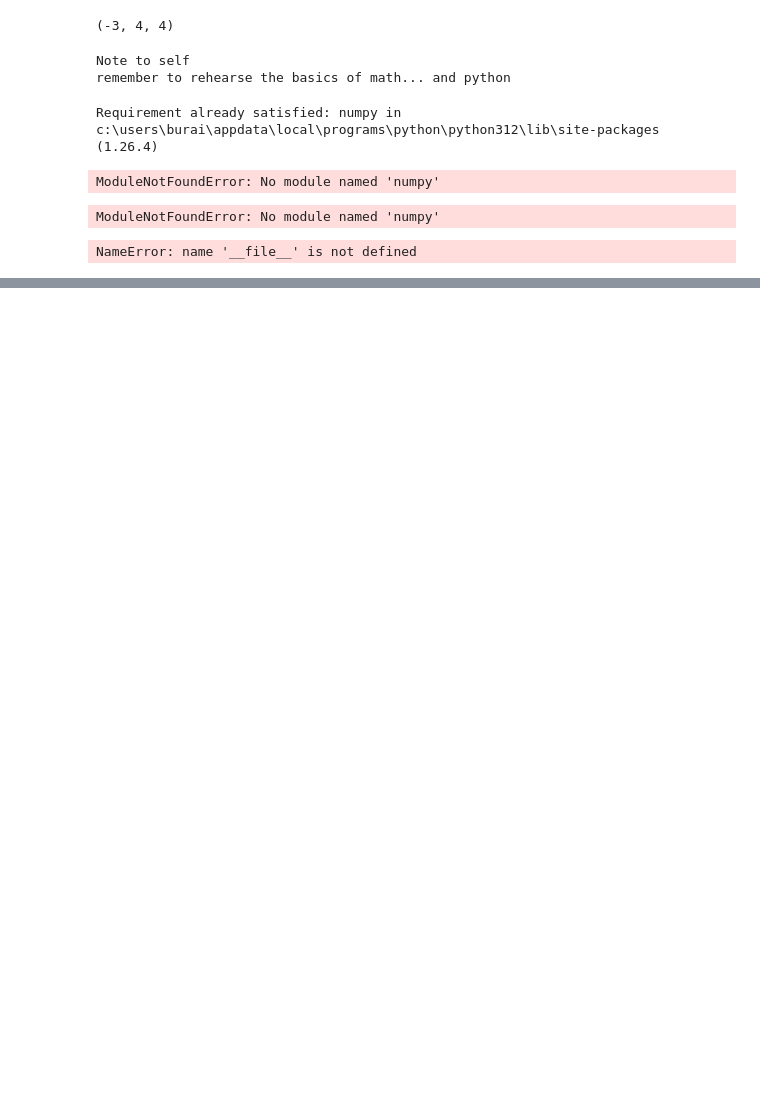
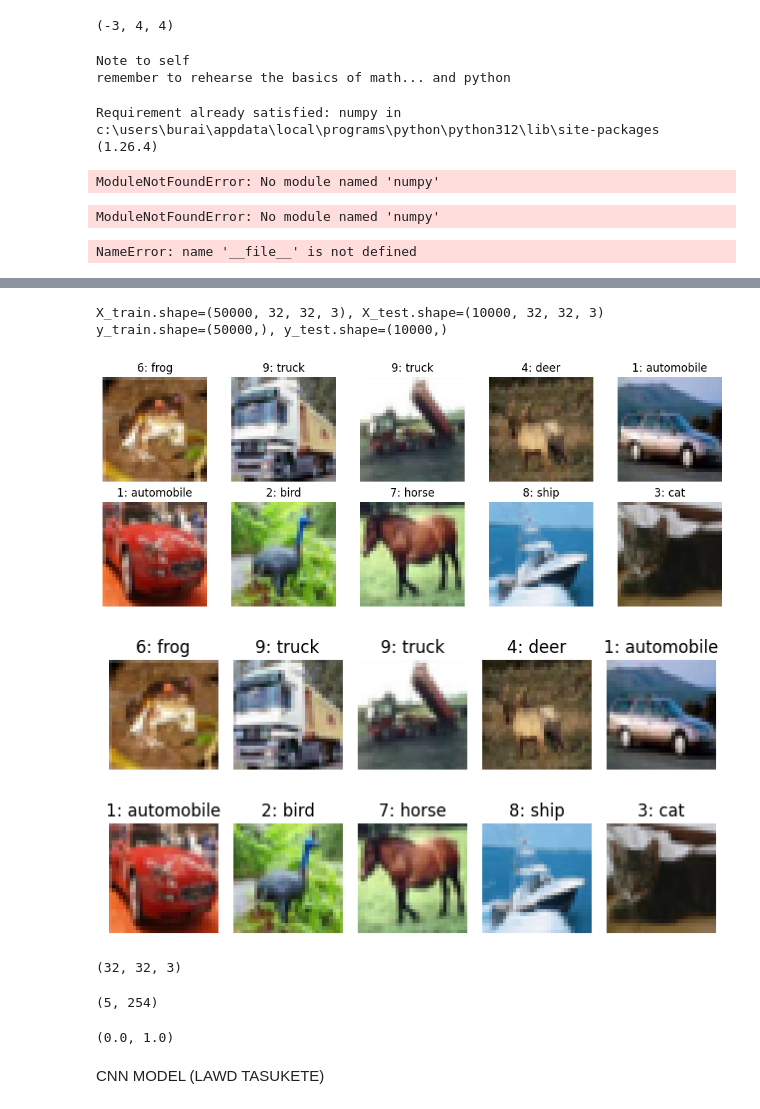
Before and after one commit to Buriiboo/Brian-Gomez-Santiestevez-OPA23GB, a Jupyter notebook: lecturenotes.ipynb, the cells around one changed output, grey strips where cells are left out. Cells and saved outputs as stored; diff of their text form; code cells hidden in the pictures; blank space fills up the shorter version.

Commit message:
wtf?? CNN_model

```diff
--- a/lecturenotes.ipynb
+++ b/lecturenotes.ipynb
@@ -185,0 +208,68 @@ ModuleNotFoundError: No module named 'tensorflow'
+# %%
+import seaborn as sns
+import numpy as np
+import matplotlib.pyplot as plt
+import pandas as pd
+from tensorflow.keras.datasets.cifar10 import load_data
+
+
+(X_train, y_train), (X_test, y_test) = load_data()
+y_train, y_test = y_train.ravel(), y_test.ravel()
+
+labels = [
+    "airplane",
+    "automobile",
+    "bird",
+    "cat",
+    "deer",
+    "dog",
+    "frog",
+    "horse",
+    "ship",
+    "truck",
+]
+
+labels_dict = {i: label for i, label in enumerate(labels)}
+labels_dict
+
+print(f"{X_train.shape=}, {X_test.shape=}\n{y_train.shape=}, {y_test.shape=}")
+
+
+fig, axes = plt.subplots(2, 5, figsize=(10, 4))
+for i, ax in enumerate(axes.flatten()):
+    ax.imshow(X_train[i])
+    ax.axis("off")
+    ax.set_title(f"{y_train[i]}: {labels[y_train[i]]}")
+fig.tight_layout()
+
+
+fig, axes = plt.subplots(2, 5)
+
+for i, ax in enumerate(axes.flatten()):
+    ax.imshow(X_train[i])
+    ax.axis("off")
+    ax.set_title(f"{y_train[i]}: {labels[y_train[i]]}")
+
+    fig.tight_layout()
+# %% [output]
+X_train.shape=(50000, 32, 32, 3), X_test.shape=(10000, 32, 32, 3)
+y_train.shape=(50000,), y_test.shape=(10000,)
+[figure, added]
+[figure, added]
+# %%
+x_train[1].shape
+# %% [output]
+(32, 32, 3)
+# %%
+x_train[1].flatten().min(), x_train[1].flatten().max()
+# %% [output]
+(5, 254)
+# %%
+scaled_x_train = x_train.astype("float32") / 255
+scaled_x_test = x_test.astype("float32") / 255
+
+scaled_x_train.flatten().min(), scaled_x_train.flatten().max()
+# %% [output]
+(0.0, 1.0)
+# %% [markdown]
+CNN MODEL (LAWD TASUKETE)
```
Also changed, not shown: parts of 2 cells of this notebook.
